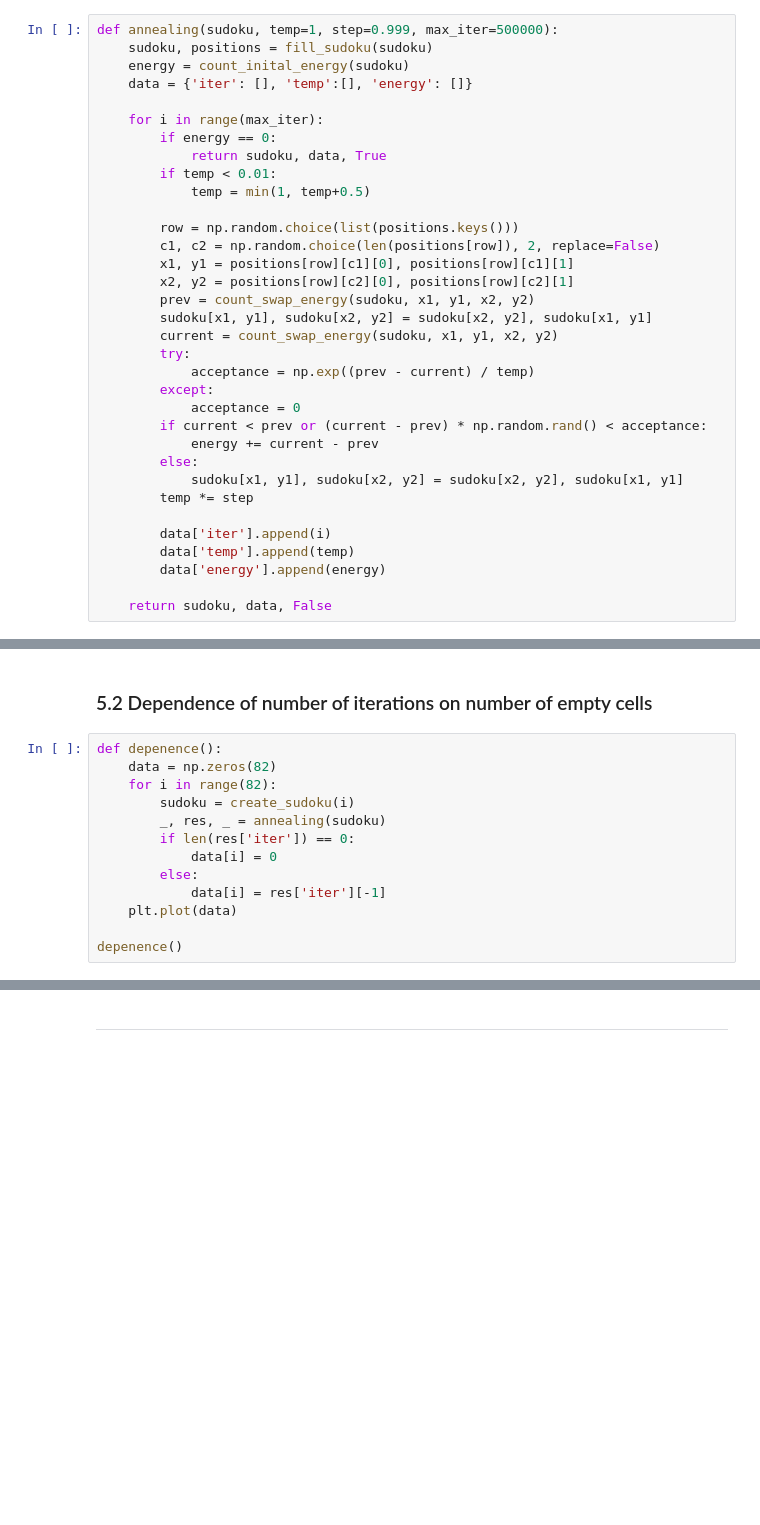
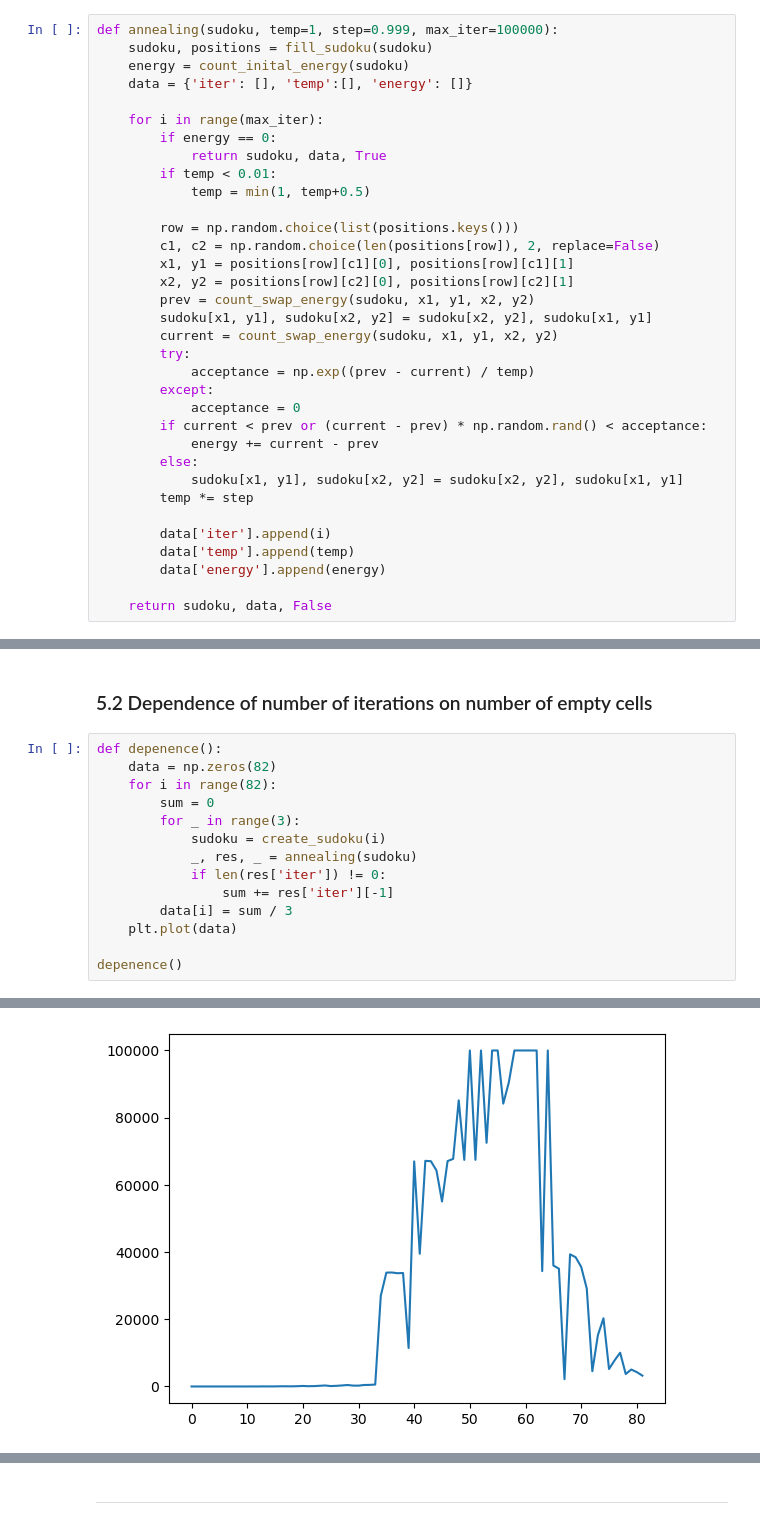
Before and after one commit to radoslawrolka/Computational_Methods_in_Science_and_Engineering, a Jupyter notebook: lab4/task3/task3.ipynb, the cells around one changed output, grey strips where cells are left out. Saved outputs shown, nothing was run; the diff lists cells and outputs as text; blank space fills up the shorter version.

```diff
--- a/lab4/task3/task3.ipynb
+++ b/lab4/task3/task3.ipynb
@@ -104,7 +106,7 @@ def count_swap_energy(sudoku, x1, y1, x2, y2):
 # %% [markdown]
 ### 3.2 Annealing Algorithm
 # %%
-def annealing(sudoku, temp=1, step=0.999, max_iter=500000):
+def annealing(sudoku, temp=1, step=0.999, max_iter=100000):
     sudoku, positions = fill_sudoku(sudoku)
     energy = count_inital_energy(sudoku)
     data = {'iter': [], 'temp':[], 'energy': []}
@@ -168,12 +178,13 @@ KeyboardInterrupt:
 def depenence():
     data = np.zeros(82)
     for i in range(82):
-        sudoku = create_sudoku(i)
-        _, res, _ = annealing(sudoku)
-        if len(res['iter']) == 0:
-            data[i] = 0
-        else:
-            data[i] = res['iter'][-1]
+        sum = 0
+        for _ in range(3):
+            sudoku = create_sudoku(i)
+            _, res, _ = annealing(sudoku)
+            if len(res['iter']) != 0:
+                sum += res['iter'][-1]
+        data[i] = sum / 3
     plt.plot(data)
 
 depenence()
@@ -181,0 +192 @@ KeyboardInterrupt:
+[figure, added]
```
Also changed, not shown: parts of 6 cells of this notebook.
